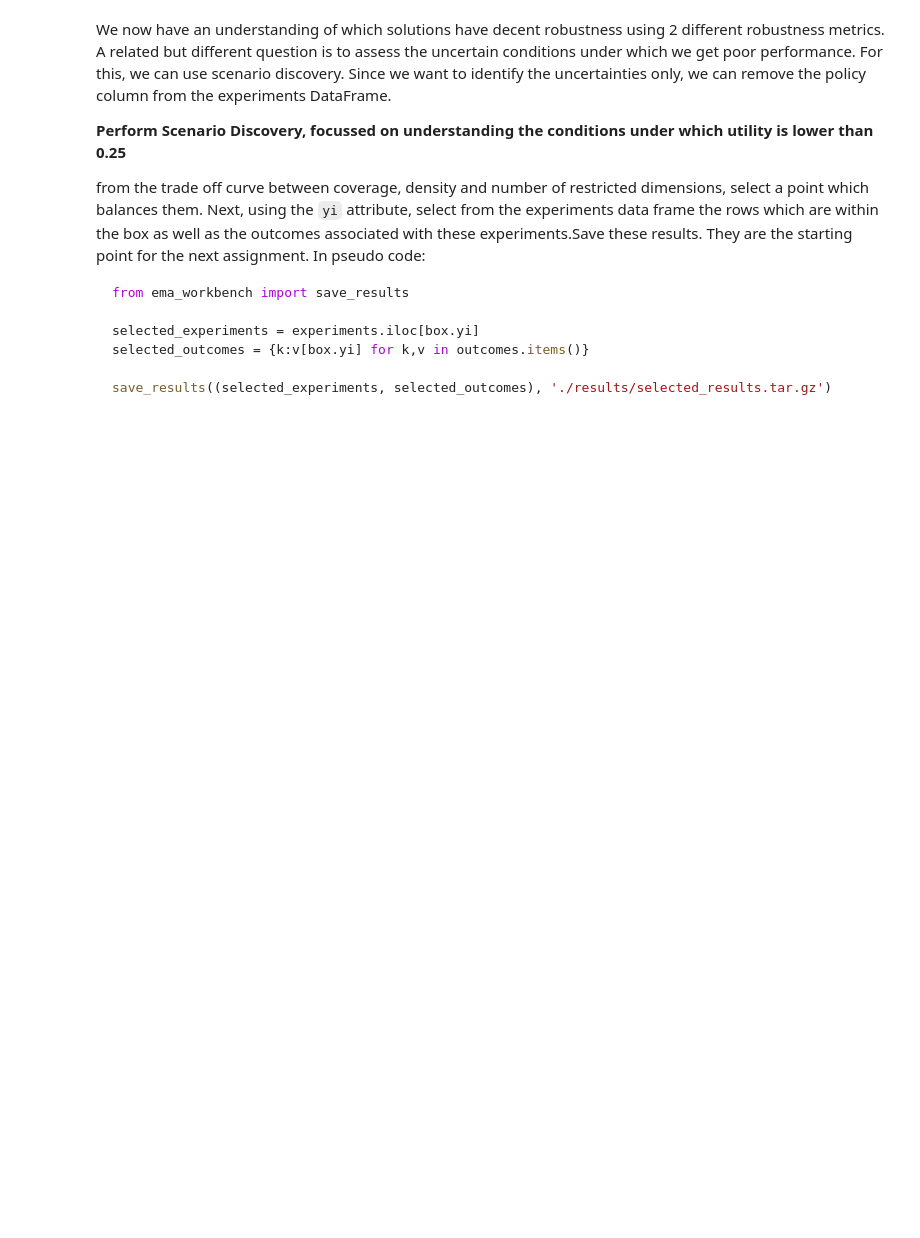
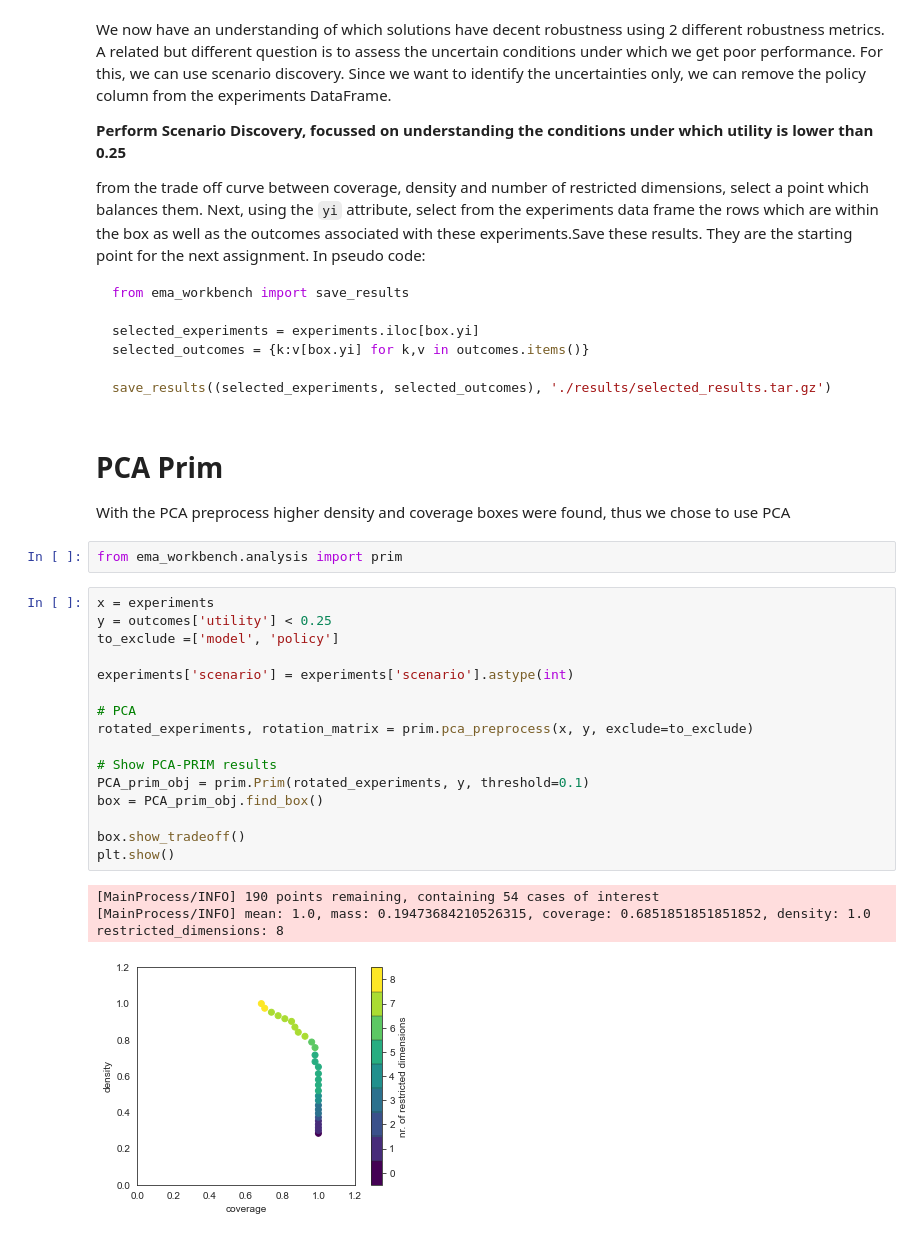
Before and after one commit to tamarvooijs/MBDM, a Jupyter notebook: Week 5-6 - robustness and direct search/assignment 8 - MORDM.ipynb, the cells around one changed output. Drawn from its saved outputs; the diff is of its cells as text; blank space fills up the shorter version.

````diff
--- a/Week 5-6 - robustness and direct search/assignment 8 - MORDM.ipynb
+++ b/Week 5-6 - robustness and direct search/assignment 8 - MORDM.ipynb
@@ -641,3 +652,28 @@ selected_outcomes = {k:v[box.yi] for k,v in outcomes.items()}
 
 save_results((selected_experiments, selected_outcomes), './results/selected_results.tar.gz')
 ```
+# %% [markdown]
+# PCA Prim
+With the PCA preprocess higher density and coverage boxes were found, thus we chose to use PCA
+# %%
+from ema_workbench.analysis import prim
+# %%
+x = experiments
+y = outcomes['utility'] < 0.25
+to_exclude =['model', 'policy']
+
+experiments['scenario'] = experiments['scenario'].astype(int)
+
+# PCA
+rotated_experiments, rotation_matrix = prim.pca_preprocess(x, y, exclude=to_exclude)
+
+# Show PCA-PRIM results
+PCA_prim_obj = prim.Prim(rotated_experiments, y, threshold=0.1)
+box = PCA_prim_obj.find_box()
+
+box.show_tradeoff()
+plt.show()
+# %% [output]
+[MainProcess/INFO] 190 points remaining, containing 54 cases of interest
+[MainProcess/INFO] mean: 1.0, mass: 0.19473684210526315, coverage: 0.6851851851851852, density: 1.0 restricted_dimensions: 8
+[figure, added]
````
Also changed, not shown: parts of 31 cells of this notebook, 2 other files.
